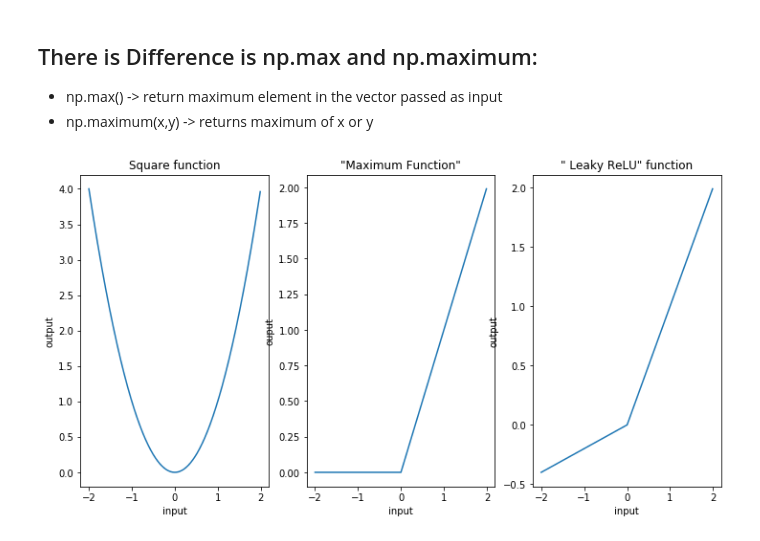
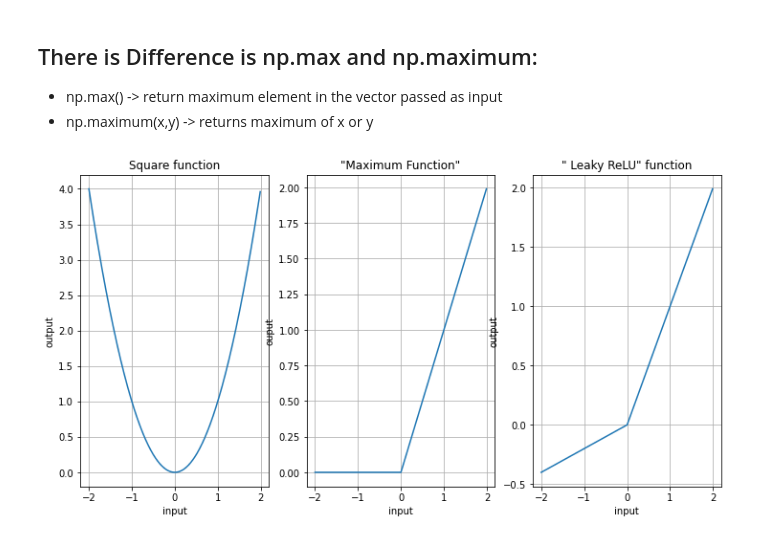
Before and after one commit to RogerFW/LearningAboutLearning, a Jupyter notebook: DeepLearning/DeepLearningFromScratch/CH-1 Foundations.ipynb, the cells around one changed output. Cells and saved outputs as stored; diff of their text form; code cells hidden in the pictures.

```diff
--- a/DeepLearning/DeepLearningFromScratch/CH-1 Foundations.ipynb
+++ b/DeepLearning/DeepLearningFromScratch/CH-1 Foundations.ipynb
@@ -35,7 +51,7 @@ def maximum_func(x:np.ndarray) -> np.ndarray:
     '''
     This function's:
     * Input  : Array of nuumbers:
-    * Ouput  : Array of numbers, each max of 0 or x
+    * Output  : Array of numbers, each max of 0 or x
     '''
 
     return np.maximum(x,0)
@@ -63,23 +81,25 @@ def leaky_relu_func(alpha: float, x: np.ndarray) -> np.ndarray:
 # %%
 # Let's Plot these functions Here!!
 
 fig, ax = plt.subplots(1, 3, sharex=True, figsize=(12, 6))  # 1 Rows, 3 Col
 
 ax[0].plot(INPUT_RANGE, square_func(INPUT_RANGE))
 ax[0].set_title('Square function')
 ax[0].set_xlabel('input')
 ax[0].set_ylabel('output')
-
+ax[0].grid(True)
 
 ax[1].plot(INPUT_RANGE,maximum_func(INPUT_RANGE))
 ax[1].set_title('"Maximum Function"')
 ax[1].set_xlabel('input')
 ax[1].set_ylabel('ouput')
+ax[1].grid(True)
 
 
 ax[2].plot(INPUT_RANGE, leaky_relu_func(0.2,INPUT_RANGE))
 ax[2].set_title('" Leaky ReLU" function')
 ax[2].set_xlabel('input')
 ax[2].set_ylabel('output');
+ax[2].grid(True)
 # %% [output]
-[figure, old version]
+[figure, new version]
```
Also changed, not shown: parts of 12 cells of this notebook, 2 other files.
